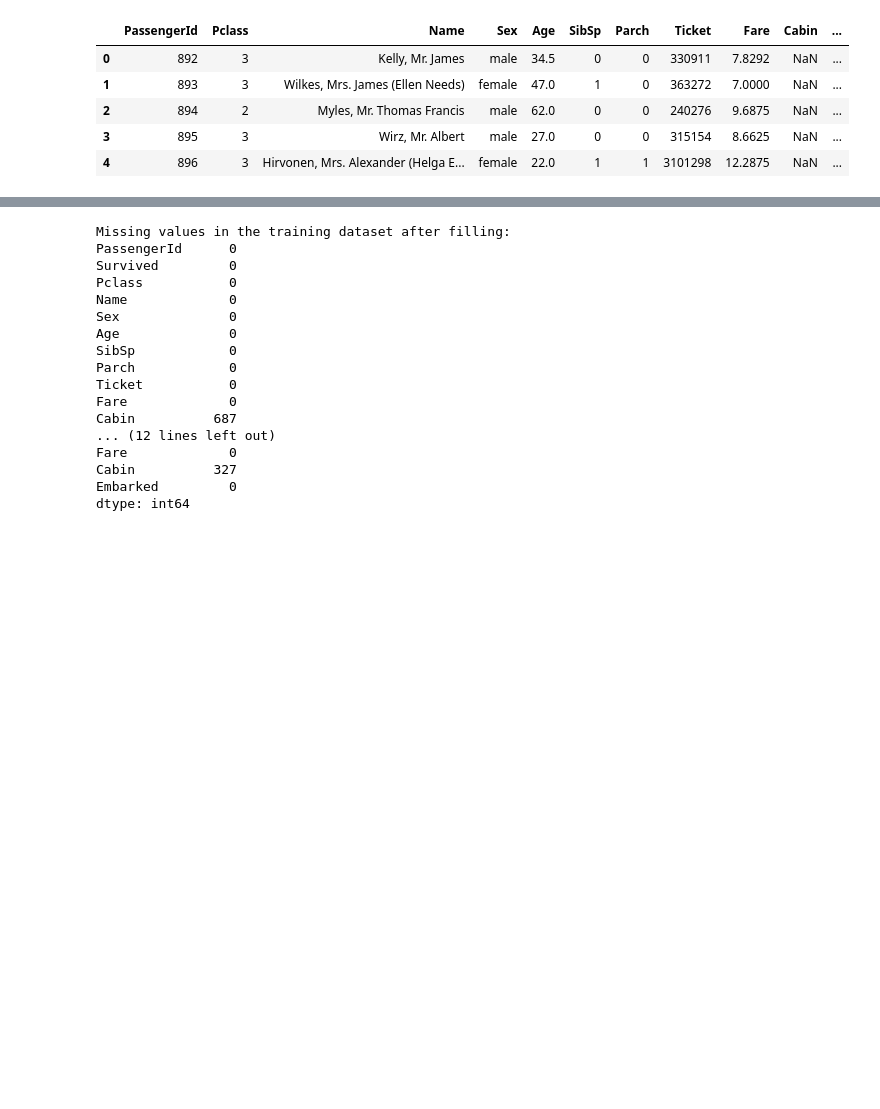
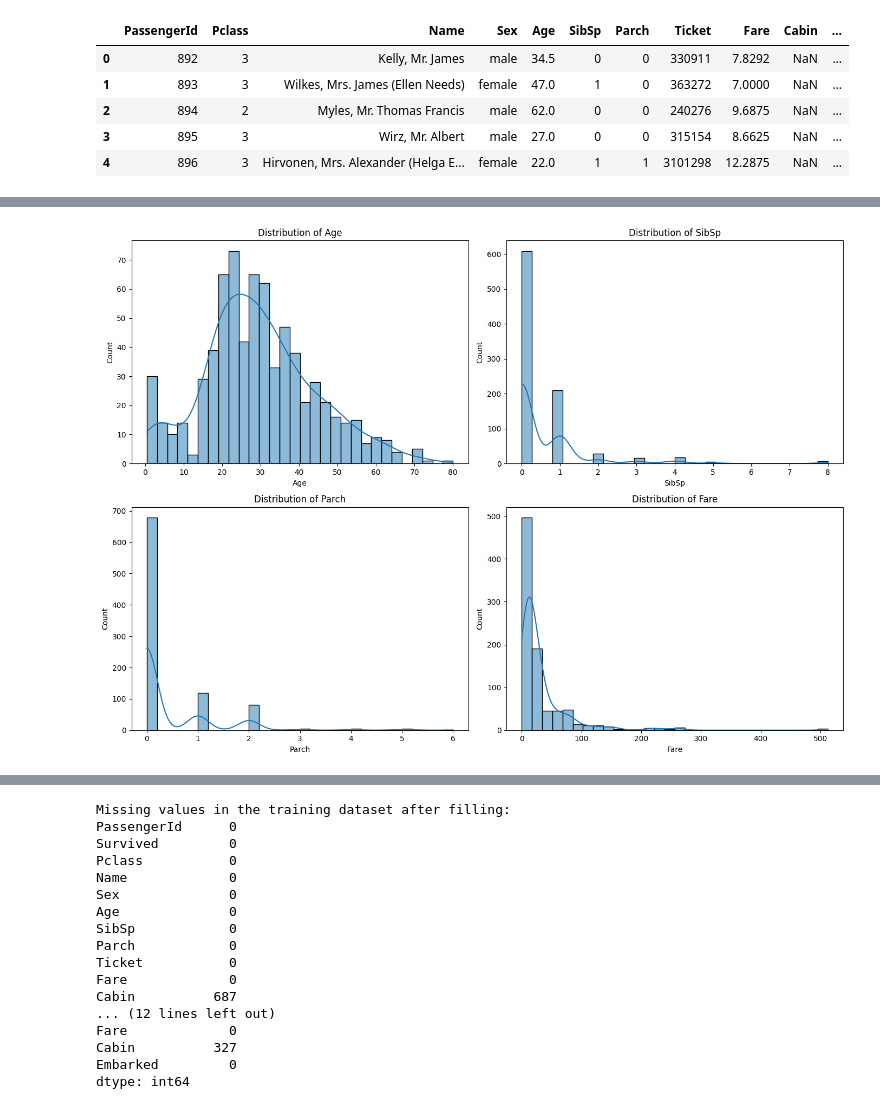
Before and after one commit to irsalsabil/titanic, a Jupyter notebook: train_titanic_model.ipynb, the cells around one changed output, grey strips where cells are left out. Saved outputs shown, nothing was run; the diff lists cells and outputs as text; code cells hidden in the pictures; blank space fills up the shorter version.

```diff
--- a/train_titanic_model.ipynb
+++ b/train_titanic_model.ipynb
@@ -61,0 +110,12 @@ dtype: int64
+# %%
+# Visualize distribution of numerical features
+plt.figure(figsize=(14, 10))
+numerical_features = ['Age', 'SibSp', 'Parch', 'Fare']
+for i, feature in enumerate(numerical_features, 1):
+    plt.subplot(2, 2, i)
+    sns.histplot(train_df[feature].dropna(), kde=True, bins=30)
+    plt.title(f'Distribution of {feature}')
+plt.tight_layout()
+plt.show()
+# %% [output]
+[figure, added]
```
Also changed, not shown: parts of 6 cells of this notebook.
